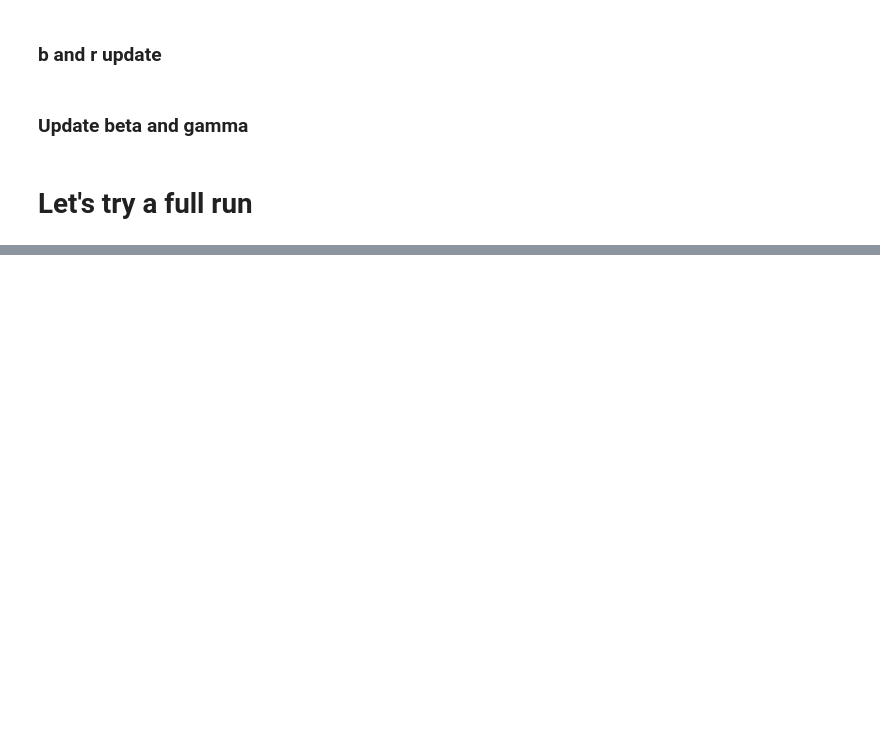
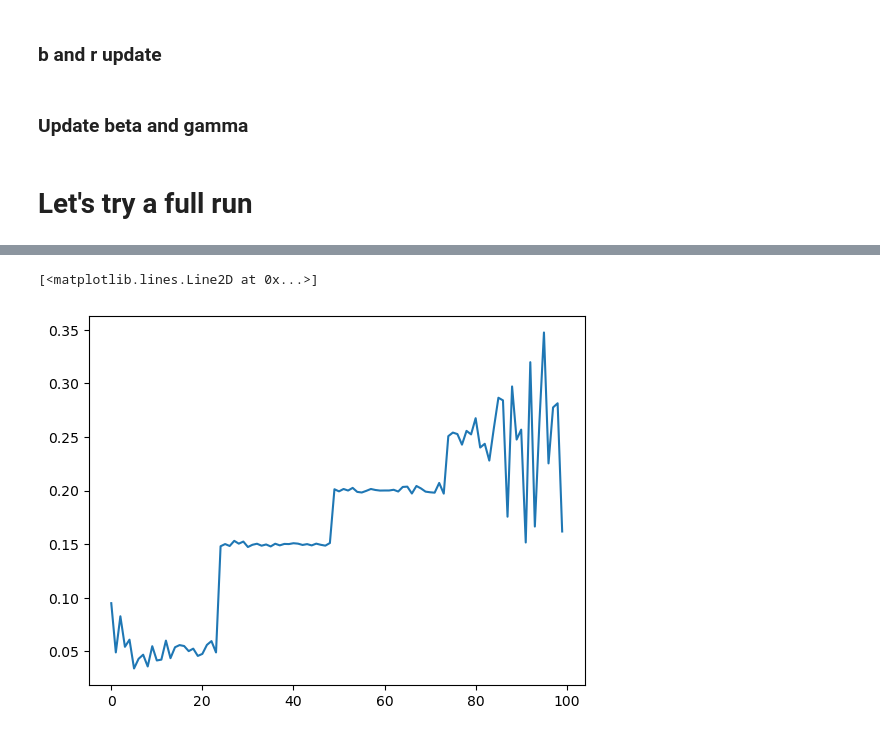
Before and after one commit to s1m0n32001/BayesianSIR, a Jupyter notebook: bayesian_SIR.ipynb, the cells around one changed output, grey strips where cells are left out. Cells and saved outputs as stored; diff of their text form; code cells hidden in the pictures; blank space fills up the shorter version.

```diff
--- a/bayesian_SIR.ipynb
+++ b/bayesian_SIR.ipynb
@@ -86,8 +85,2 @@ True
 # %% [markdown]
 ### Delta update
-# %%
-etaprova = np.array([1,1,2,2,2,3,3,3,4,4])
-i = 1
-indic = etaprova == i
-betaprova = np.array([1,2,3,4,5,6,7,8,9,10])
-betaprova*indic
@@ -186,3 +175,0 @@ np.array(list(range(10)))[1:1], np.array(list(range(10)))[2:10]
-# %%
-delta_now = np.array([1, 0,0,0,0,0])
-npr.choice(np.where(delta_now == 0)[0])
@@ -277,10 +218,10 @@ array([1, 0, 0, 0, 0, 0, 0, 0, 0, 0, 0, 0, 0, 0, 0, 0, 0, 0, 0, 0, 0, 0,
 # %%
-n_steps = int(250)
+n_steps = int(25000)
 
 p = 0.1
 T = 100
 
-burnin = 0
+burnin = 5000
 thin = 10
 
 betas_run = np.zeros([T, n_steps])
@@ -314,14 +255,11 @@ b = b_0.copy()
 
 
 for step in tqdm(range(n_steps), desc='Buffering...', colour='green'):
-   #if step%1000 == 0:
-   #     print(step)
+    if step%1000 == 0:
+        print(step)
 
-
-    print("Delta beginning: \n", delta)
     delta_new = propose_delta(delta, T)
     delta = update_delta(delta_new, delta, beta, gamma, p, T)
-    print("Delta after: \n", delta)
 
     b = update_b(delta, beta)
     r = update_r(delta, gamma)
@@ -519,11 +296,11 @@ array([[0.42209938, 0.3065913 , 0.28791596, ..., 0.31086591, 0.33310601,
 # %%
 #Keep column which are not empty
 
-deltas_samples = deltas_run[:, burnin::10]
-bs_samples = bs_run[:, burnin::10]
-rs_samples = rs_run[:, burnin::10]
-betas_samples = betas_run[:, burnin::10]
-gammas_samples = gammas_run[:, burnin::10]
+deltas_samples = deltas_run[:, burnin::thin]
+bs_samples = bs_run[:, burnin::thin]
+rs_samples = rs_run[:, burnin::thin]
+betas_samples = betas_run[:, burnin::thin]
+gammas_samples = gammas_run[:, burnin::thin]
 # %%
 #Every row is a timestep
 beta_mean = np.mean(betas_samples, axis = 1)
@@ -588,0 +395,5 @@ array([[1., 1., 1., ..., 1., 1., 1.],
+# %%
+plt.plot(gamma)
+# %% [output]
+[<matplotlib.lines.Line2D at 0x...>]
+[figure, added]
```
Also changed, not shown: parts of 26 cells of this notebook.
